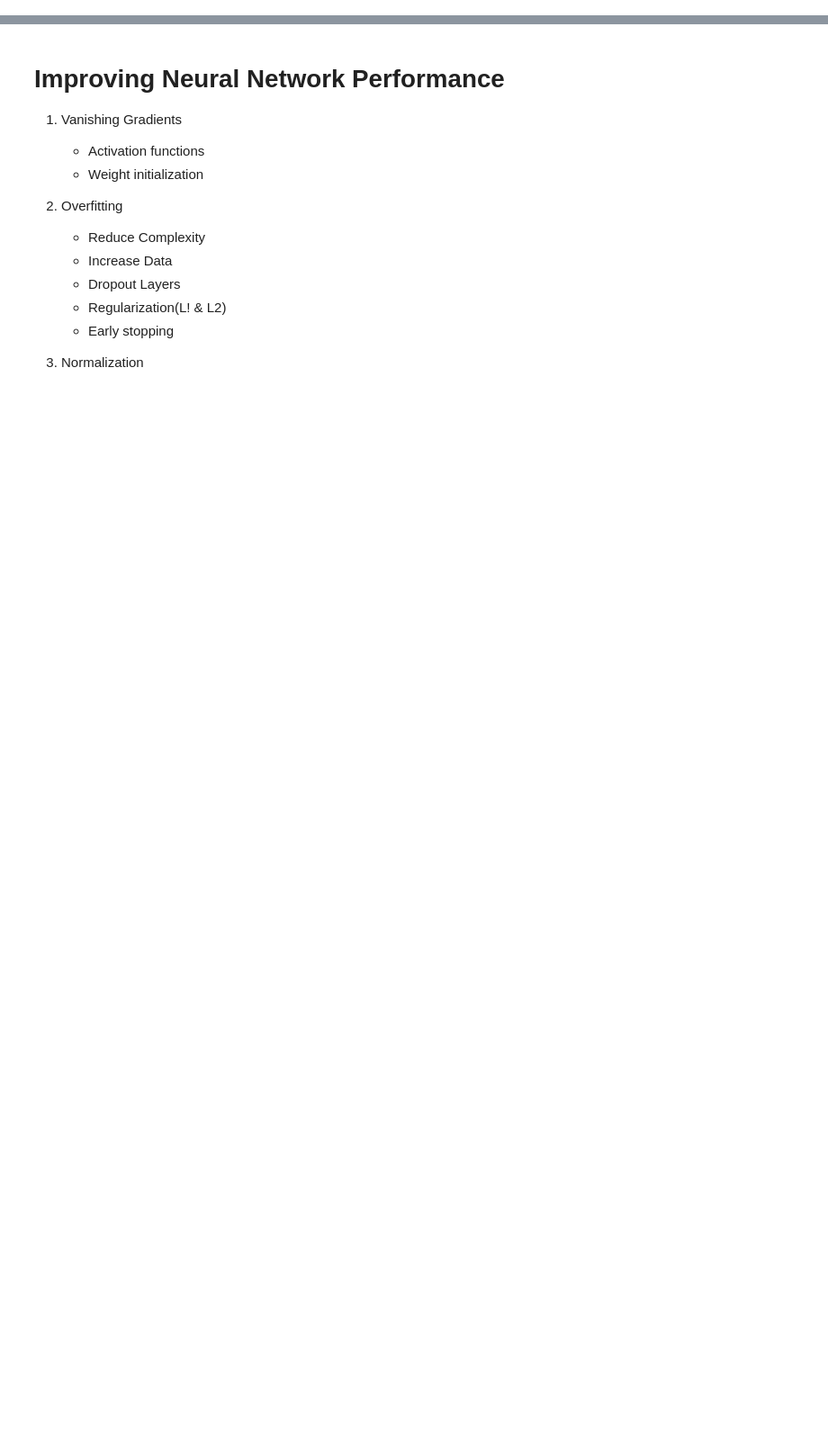
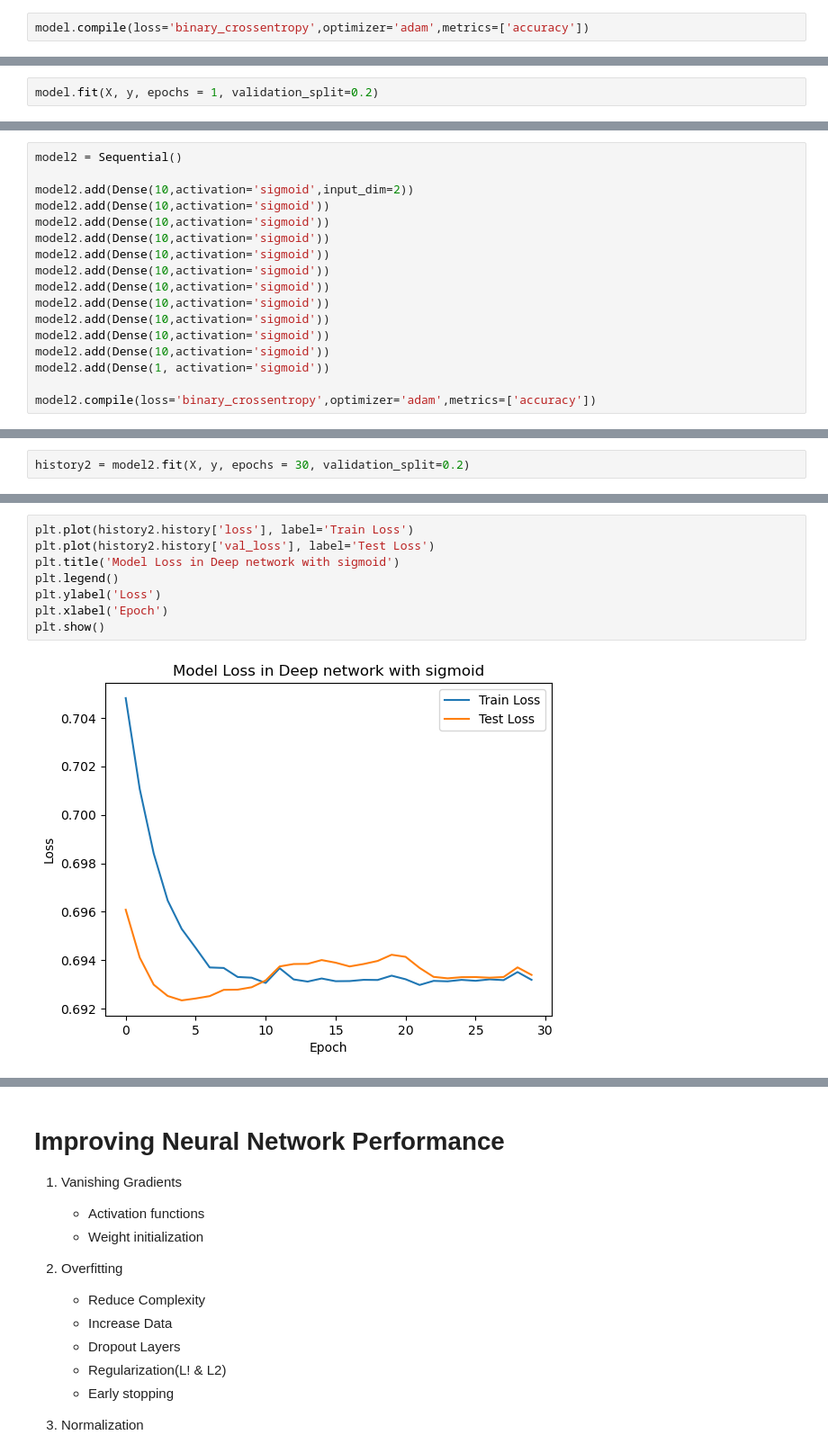
Before and after one commit to PrimEGameR123/DL, a Jupyter notebook: Improving_Neural_Network_Performance.ipynb, the cells around one changed output, grey strips where cells are left out. Shown at 90% size. Cells and saved outputs as stored; diff of their text form; blank space fills up the shorter version.

```diff
--- a/Improving_Neural_Network_Performance.ipynb
+++ b/Improving_Neural_Network_Performance.ipynb
@@ -0,0 +163,2 @@
+# %%
+model.compile(loss='binary_crossentropy',optimizer='adam',metrics=['accuracy'])
@@ -0,0 +217,2 @@
+# %%
+model.fit(X, y, epochs = 1, validation_split=0.2)
@@ -0,0 +248,17 @@
+# %%
+model2 = Sequential()
+
+model2.add(Dense(10,activation='sigmoid',input_dim=2))
+model2.add(Dense(10,activation='sigmoid'))
+model2.add(Dense(10,activation='sigmoid'))
+model2.add(Dense(10,activation='sigmoid'))
+model2.add(Dense(10,activation='sigmoid'))
+model2.add(Dense(10,activation='sigmoid'))
+model2.add(Dense(10,activation='sigmoid'))
+model2.add(Dense(10,activation='sigmoid'))
+model2.add(Dense(10,activation='sigmoid'))
+model2.add(Dense(10,activation='sigmoid'))
+model2.add(Dense(10,activation='sigmoid'))
+model2.add(Dense(1, activation='sigmoid'))
+
+model2.compile(loss='binary_crossentropy',optimizer='adam',metrics=['accuracy'])
@@ -0,0 +275,2 @@
+# %%
+history2 = model2.fit(X, y, epochs = 30, validation_split=0.2)
@@ -0,0 +313,10 @@
+# %%
+plt.plot(history2.history['loss'], label='Train Loss')
+plt.plot(history2.history['val_loss'], label='Test Loss')
+plt.title('Model Loss in Deep network with sigmoid')
+plt.legend()
+plt.ylabel('Loss')
+plt.xlabel('Epoch')
+plt.show()
+# %% [output]
+[figure, added]
```
Also changed, not shown: parts of 41 cells of this notebook.
